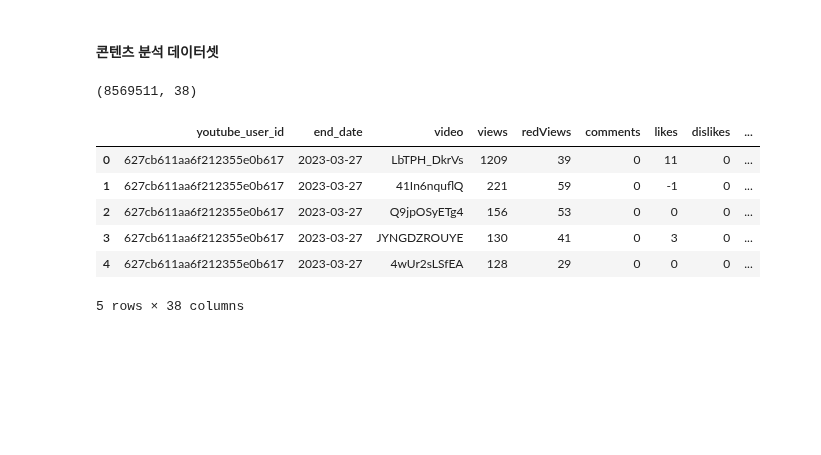
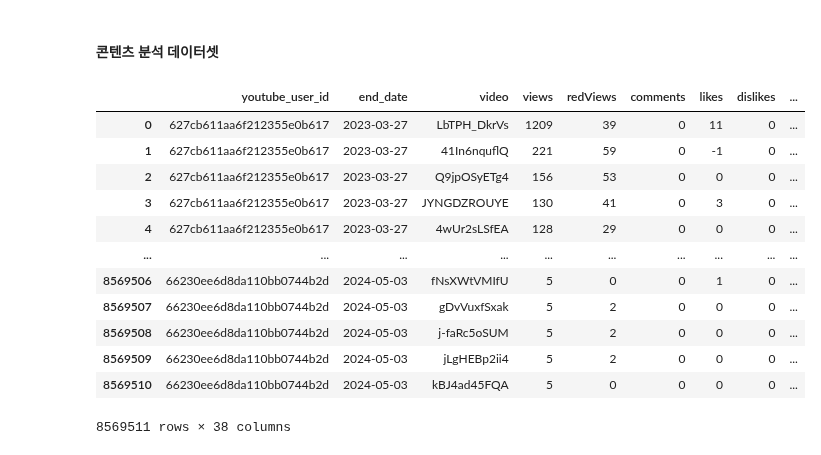
Before and after one commit to kkwann/awake, a Jupyter notebook: MongoDB_connection.ipynb, the cells around one changed output. Saved outputs shown, nothing was run; the diff lists cells and outputs as text; code cells hidden in the pictures; blank space fills up the shorter version.

```diff
--- a/MongoDB_connection.ipynb
+++ b/MongoDB_connection.ipynb
@@ -648,6 +630,11 @@ youtube_datas
 
 (1) 계정 분석 데이터셋
 (2) 콘텐츠 분석 데이터셋
+# %%
+# 데이터 필터링 기준
+# 날짜 기준
+first_date = datetime(2023, 3, 26)
+last_date = datetime(2024, 5, 3)
 # %%
 file_path = 'C:/py_src/awake/data/'
 # %%
@@ -1052,16 +1100,18 @@ merge_df_users_fin[merge_df_users_fin.columns[11:]] = merge_df_users_fin[merge_d
 # %% [markdown]
 #### 콘텐츠 분석 데이터셋
 # %%
-youtube_videos.shape
+youtube_videos
 # %% [output]
+|  | youtube_user_id | end_date | video | views | redViews | comments | likes | dislikes | ... |
+| 0 | 627cb611aa6f212355e0b617 | 2023-03-27 | LbTPH_DkrVs | 1209 | 39 | 0 | 11 | 0 | ... |
+| 1 | 627cb611aa6f212355e0b617 | 2023-03-27 | 41In6nquflQ | 221 | 59 | 0 | -1 | 0 | ... |
+| 2 | 627cb611aa6f212355e0b617 | 2023-03-27 | Q9jpOSyETg4 | 156 | 53 | 0 | 0 | 0 | ... |
+| 3 | 627cb611aa6f212355e0b617 | 2023-03-27 | JYNGDZROUYE | 130 | 41 | 0 | 3 | 0 | ... |
+| 4 | 627cb611aa6f212355e0b617 | 2023-03-27 | 4wUr2sLSfEA | 128 | 29 | 0 | 0 | 0 | ... |
+| ... | ... | ... | ... | ... | ... | ... | ... | ... | ... |
+| 8569506 | 66230ee6d8da110bb0744b2d | 2024-05-03 | fNsXWtVMIfU | 5 | 0 | 0 | 1 | 0 | ... |
+| 8569507 | 66230ee6d8da110bb0744b2d | 2024-05-03 | gDvVuxfSxak | 5 | 2 | 0 | 0 | 0 | ... |
+| 8569508 | 66230ee6d8da110bb0744b2d | 2024-05-03 | j-faRc5oSUM | 5 | 2 | 0 | 0 | 0 | ... |
+| 8569509 | 66230ee6d8da110bb0744b2d | 2024-05-03 | jLgHEBp2ii4 | 5 | 2 | 0 | 0 | 0 | ... |
+| 8569510 | 66230ee6d8da110bb0744b2d | 2024-05-03 | kBJ4ad45FQA | 5 | 0 | 0 | 0 | 0 | ... |
-(8569511, 38)
+8569511 rows × 38 columns
-# %%
-youtube_videos.head()
-# %% [output]
-|  | youtube_user_id | end_date | video | views | redViews | comments | likes | dislikes | ... |
-| 0 | 627cb611aa6f212355e0b617 | 2023-03-27 | LbTPH_DkrVs | 1209 | 39 | 0 | 11 | 0 | ... |
-| 1 | 627cb611aa6f212355e0b617 | 2023-03-27 | 41In6nquflQ | 221 | 59 | 0 | -1 | 0 | ... |
-| 2 | 627cb611aa6f212355e0b617 | 2023-03-27 | Q9jpOSyETg4 | 156 | 53 | 0 | 0 | 0 | ... |
-| 3 | 627cb611aa6f212355e0b617 | 2023-03-27 | JYNGDZROUYE | 130 | 41 | 0 | 3 | 0 | ... |
-| 4 | 627cb611aa6f212355e0b617 | 2023-03-27 | 4wUr2sLSfEA | 128 | 29 | 0 | 0 | 0 | ... |
-5 rows × 38 columns
```
Also changed, not shown: parts of 20 cells of this notebook.
